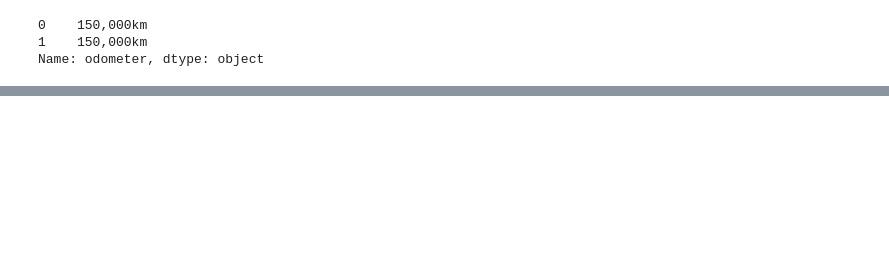
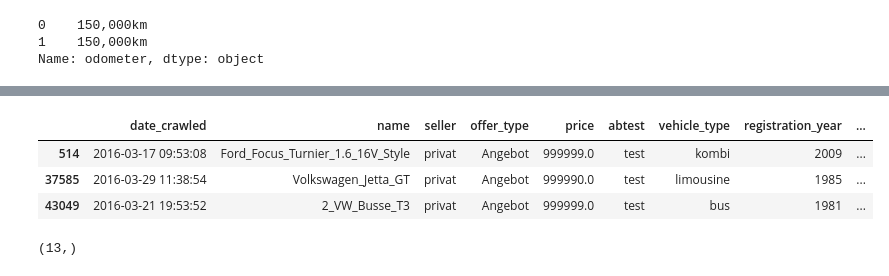
Before and after one commit to cbragz/Data-Science, a Jupyter notebook: Dataquest/Ebay Germany Cars/EbayGerCars.ipynb, the cells around one changed output, grey strips where cells are left out. Cells and saved outputs as stored; diff of their text form; code cells hidden in the pictures; blank space fills up the shorter version.

```diff
--- a/Dataquest/Ebay Germany Cars/EbayGerCars.ipynb
+++ b/Dataquest/Ebay Germany Cars/EbayGerCars.ipynb
@@ -122,3 +191,7 @@ autos.price.head(2)           #Need to convert this to numeric
 0    $5,000
 1    $8,500
 Name: price, dtype: object
+# %%
+autos.price = (autos.price.str.strip('$').str.split(',').str[0])+(autos.price.str.strip('$').str.split(',').str[1])
+# %%
+autos.price = autos.price.astype('float')
@@ -136,0 +210,2 @@ Name: odometer, dtype: object
+# %%
+autos.odometer = (autos.odometer.str.strip('km').str.split(',').str[0])+(autos.odometer.str.strip('km').str.split(',').str[1])
@@ -136,0 +218,2 @@ Name: odometer, dtype: object
+# %%
+autos.odometer = autos.odometer.astype('float')
@@ -136,0 +264,11 @@ Name: odometer, dtype: object
+# %%
+autos.loc[autos.price>=999990.0,:]       #Problematic columns
+# %% [output]
+|  | date_crawled | name | seller | offer_type | price | abtest | vehicle_type | registration_year | ... |
+| 514 | 2016-03-17 09:53:08 | Ford_Focus_Turnier_1.6_16V_Style | privat | Angebot | 999999.0 | test | kombi | 2009 | ... |
+| 37585 | 2016-03-29 11:38:54 | Volkswagen_Jetta_GT | privat | Angebot | 999990.0 | test | limousine | 1985 | ... |
+| 43049 | 2016-03-21 19:53:52 | 2_VW_Busse_T3 | privat | Angebot | 999999.0 | test | bus | 1981 | ... |
+# %%
+autos.odometer.value_counts().unique().shape     #13 unique Odometer readings
+# %% [output]
+(13,)
```
Also changed, not shown: parts of 60 cells of this notebook.
